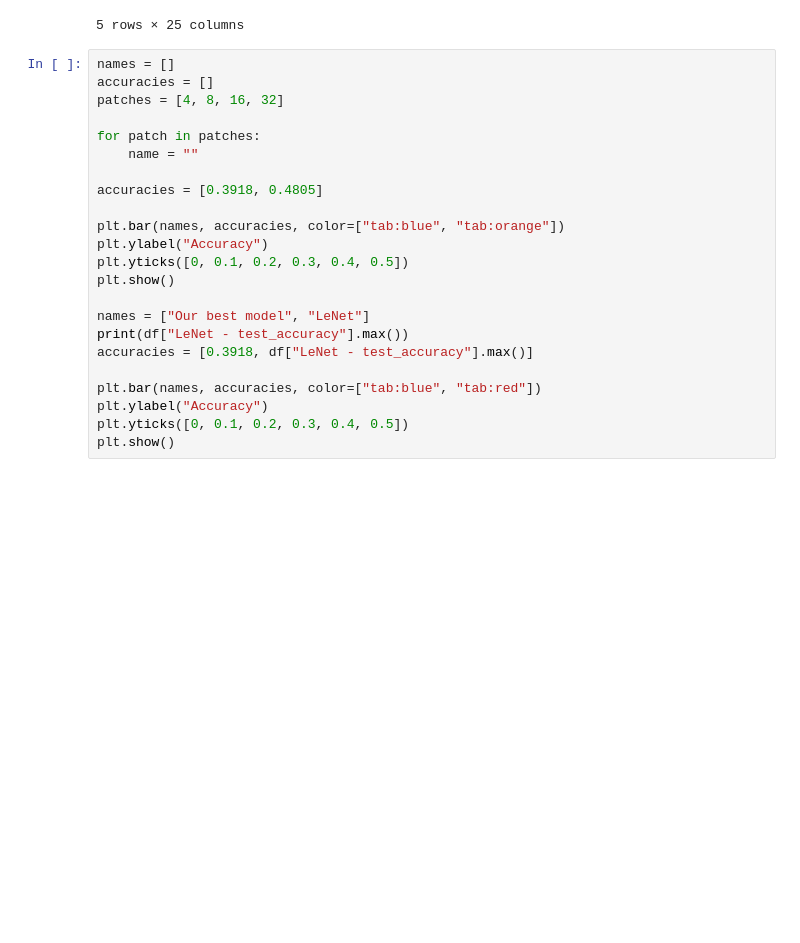
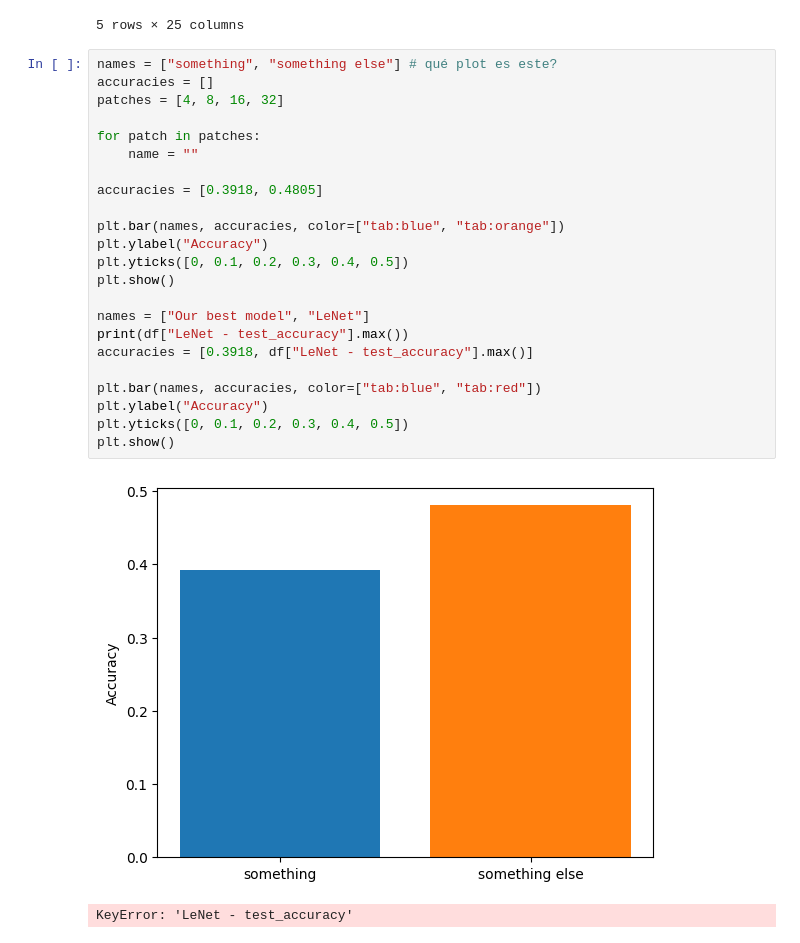
Before and after one commit to MCV-C3/project-team-6, a Jupyter notebook: Week2/report/plot_temp.ipynb, the cells around one changed output. Cells and saved outputs as stored; diff of their text form; blank space fills up the shorter version.

```diff
--- a/Week2/report/plot_temp.ipynb
+++ b/Week2/report/plot_temp.ipynb
@@ -221,25 +252,28 @@ df.head()
 | 4 | 4 | 0.176364 | 0.176364 | 0.176364 | 0.174598 | ... |
 5 rows × 25 columns
 # %%
-names = []
+names = ["something", "something else"] # qué plot es este?
 accuracies = []
 patches = [4, 8, 16, 32]
 
 for patch in patches:
     name = ""
 
 accuracies = [0.3918, 0.4805]
 
 plt.bar(names, accuracies, color=["tab:blue", "tab:orange"])
 plt.ylabel("Accuracy")
 plt.yticks([0, 0.1, 0.2, 0.3, 0.4, 0.5])
 plt.show()
 
 names = ["Our best model", "LeNet"]
 print(df["LeNet - test_accuracy"].max())
 accuracies = [0.3918, df["LeNet - test_accuracy"].max()]
 
 plt.bar(names, accuracies, color=["tab:blue", "tab:red"])
 plt.ylabel("Accuracy")
 plt.yticks([0, 0.1, 0.2, 0.3, 0.4, 0.5])
 plt.show()
+# %% [output]
+[figure, added]
+KeyError: 'LeNet - test_accuracy'
```
Also changed, not shown: parts of 10 cells of this notebook, 1 other file.
